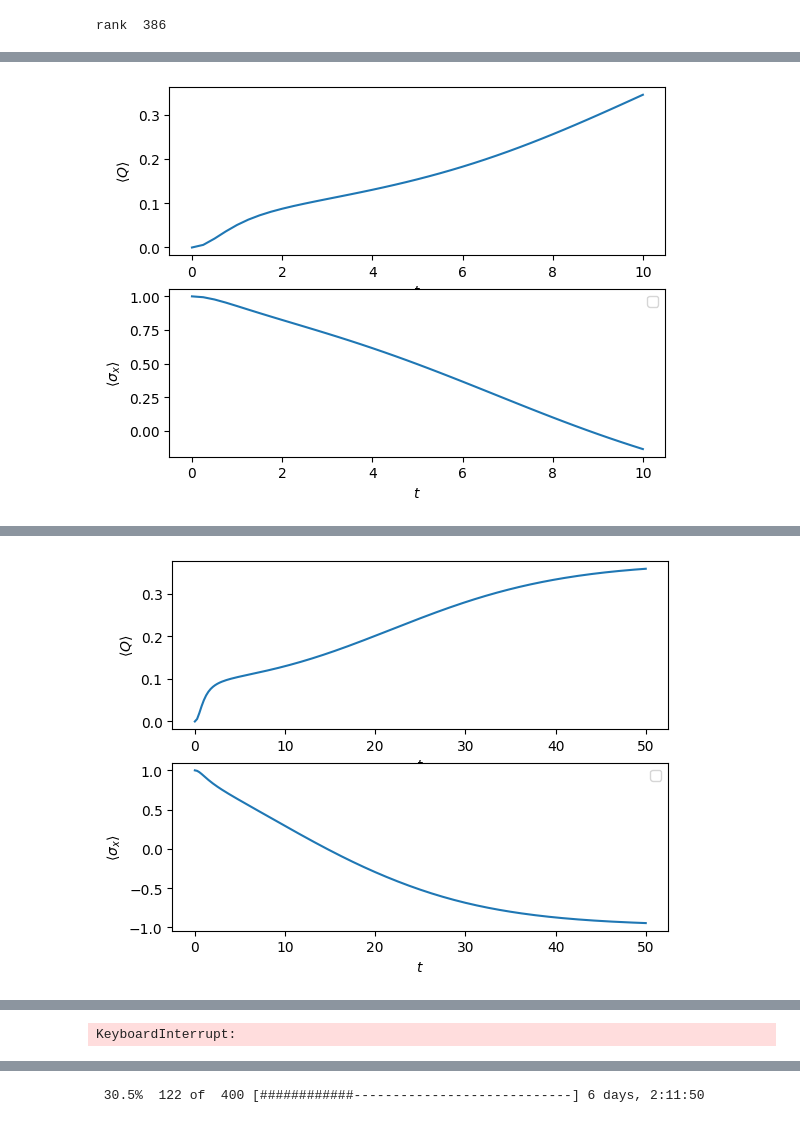
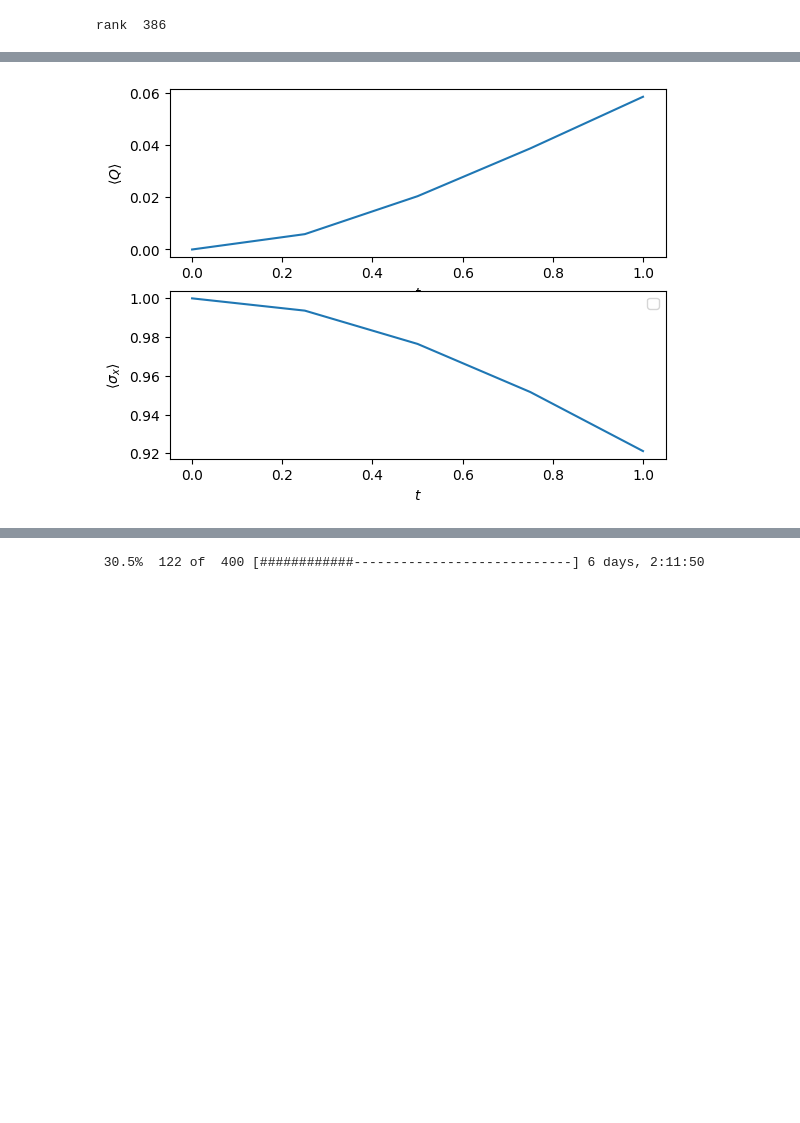
Before and after one commit to ebutler414/OQuPy, a Jupyter notebook: opt_simple.ipynb, the cells around one changed output, grey strips where cells are left out. Drawn from its saved outputs; the diff is of its cells as text; code cells hidden in the pictures; blank space fills up the shorter version.

```diff
--- a/opt_simple.ipynb
+++ b/opt_simple.ipynb
@@ -76,7 +76,7 @@ with open(file_name2,'wb') as f:
     dill.dump(process_tensor_varcf,f)
 # %%
 
-for t_prot in protocol_times:
+for t_prot in [1]:
 
    fig,axs=plt.subplots(2)
 
@@ -126 +126 @@ Elapsed time: 2.0s
-[figure, old version]
+[figure, new version]
@@ -133 +126,0 @@ Elapsed time: 11.7s
-[figure, removed]
@@ -136 +126,0 @@ Elapsed time: 11.7s
-KeyboardInterrupt:
```
Also changed, not shown: parts of 11 cells of this notebook, 18 other files.
